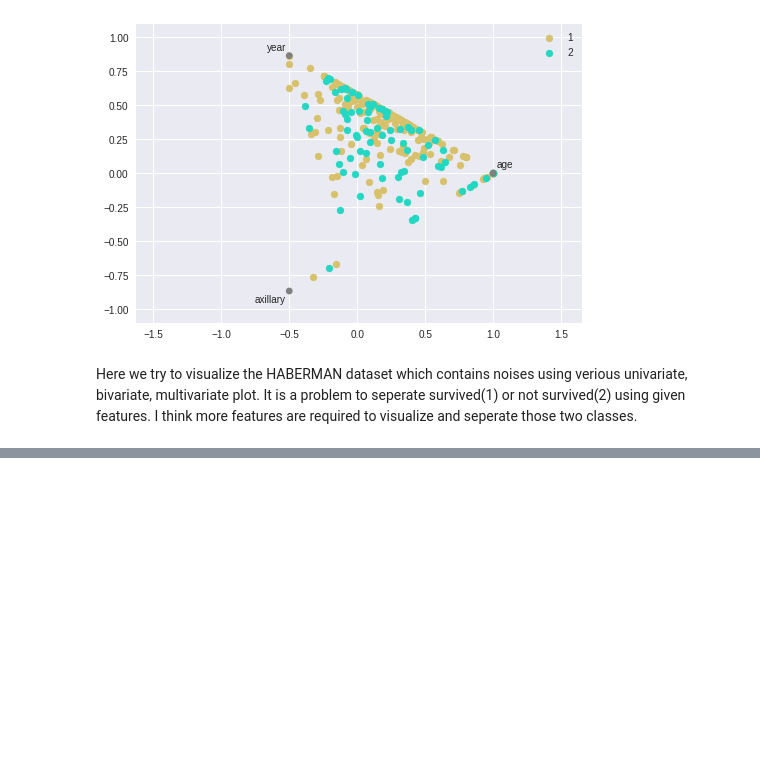
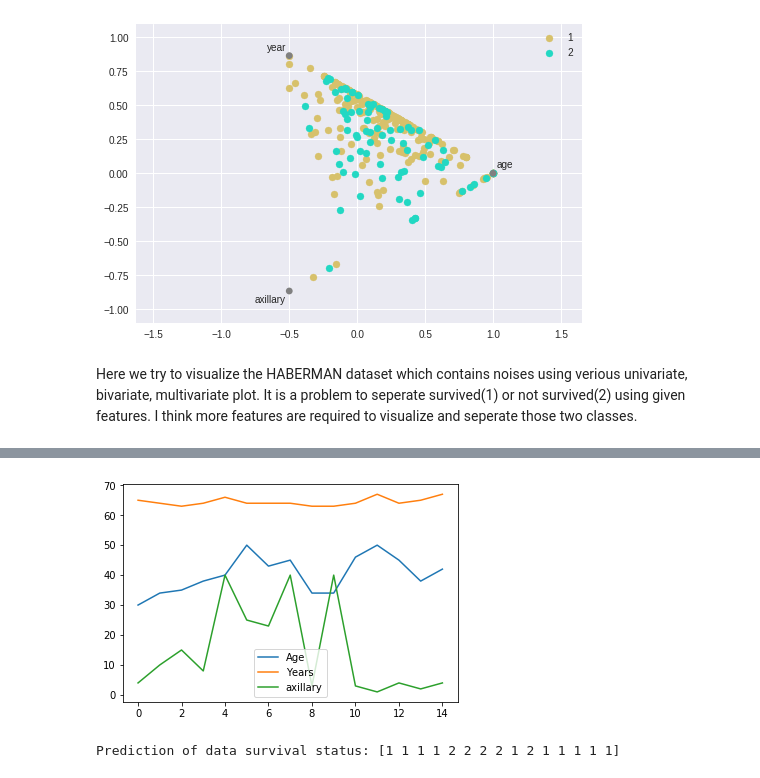
Before and after one commit to SUBHAMd13/COLLEGE-PROJECTS, a Jupyter notebook: HABERMAN SURVIVAL DATASET/HABERMAN SURVIVAL DATASET.ipynb, the cells around one changed output, grey strips where cells are left out. Saved outputs shown, nothing was run; the diff lists cells and outputs as text; code cells hidden in the pictures; blank space fills up the shorter version.

```diff
--- a/HABERMAN SURVIVAL DATASET/HABERMAN SURVIVAL DATASET.ipynb
+++ b/HABERMAN SURVIVAL DATASET/HABERMAN SURVIVAL DATASET.ipynb
@@ -293,0 +506,6 @@ Here we try to visualize the HABERMAN dataset which contains noises using veriou
+# %%
+df_data = {'Age': [30,34, 35,38,40,50,43,45,34,34,46,50,45,38,42],
+           'Years': [65,64,63,64,66,64,64,64,63,63,64,67,64,65,67],  # new dataset which have to predict.
+           'axillary': [4,10,15,8,40,25,23,40,3,40,3,1,4,2,4]}
+df = pd.DataFrame(df_data)
+print(df)
@@ -293,0 +529,10 @@ Here we try to visualize the HABERMAN dataset which contains noises using veriou
+# %%
+df.plot()
+plt.show()
+# %% [output]
+[figure, added]
+# %%
+prediction_knn = knn.predict(df)
+print("Prediction of data survival status: {}".format(prediction_knn))
+# %% [output]
+Prediction of data survival status: [1 1 1 1 2 2 2 2 1 2 1 1 1 1 1]
```
Also changed, not shown: parts of 33 cells of this notebook.
